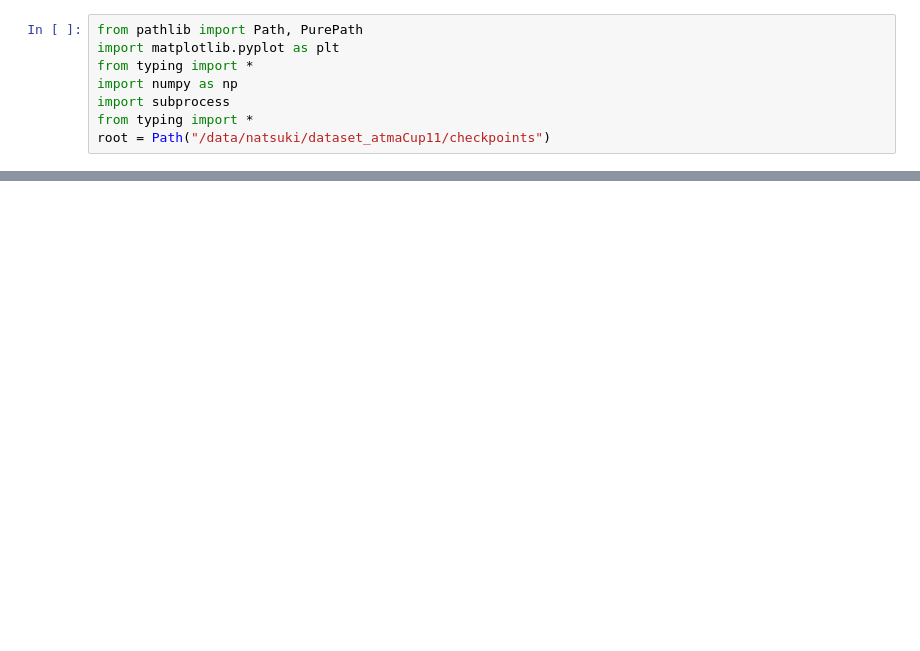
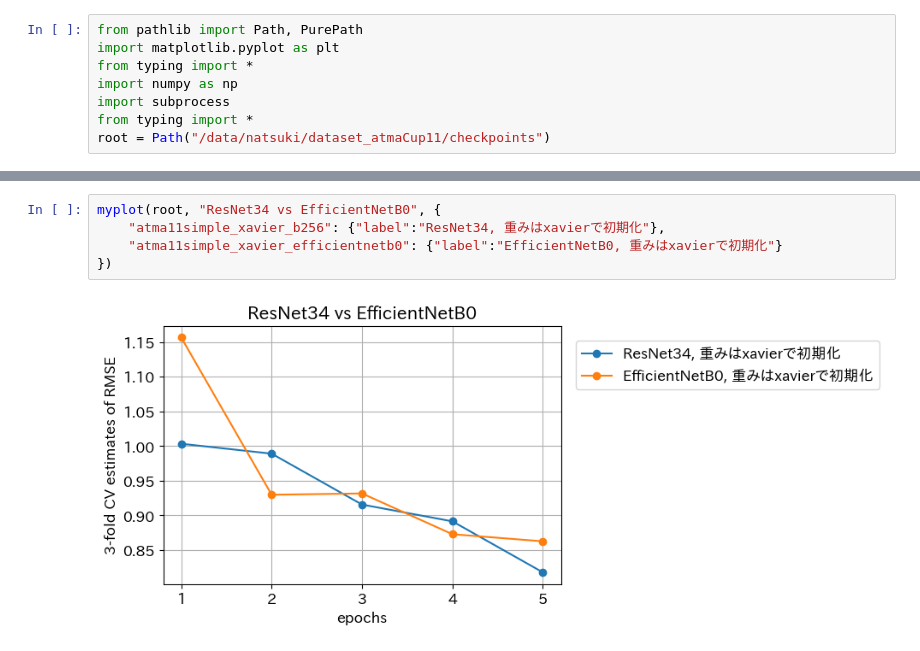
Before and after one commit to nat-chan/atmaCup11, a Jupyter notebook: comparison.ipynb, the cells around one changed output, grey strips where cells are left out. Drawn from its saved outputs; the diff is of its cells as text; blank space fills up the shorter version.

```diff
--- a/comparison.ipynb
+++ b/comparison.ipynb
@@ -40,0 +56,7 @@ myplot(root, "simple", [
+# %%
+myplot(root, "ResNet34 vs EfficientNetB0", {
+    "atma11simple_xavier_b256": {"label":"ResNet34, 重みはxavierで初期化"},
+    "atma11simple_xavier_efficientnetb0": {"label":"EfficientNetB0, 重みはxavierで初期化"}
+})
+# %% [output]
+[figure, added]
```
Also changed, not shown: parts of 9 cells of this notebook.
